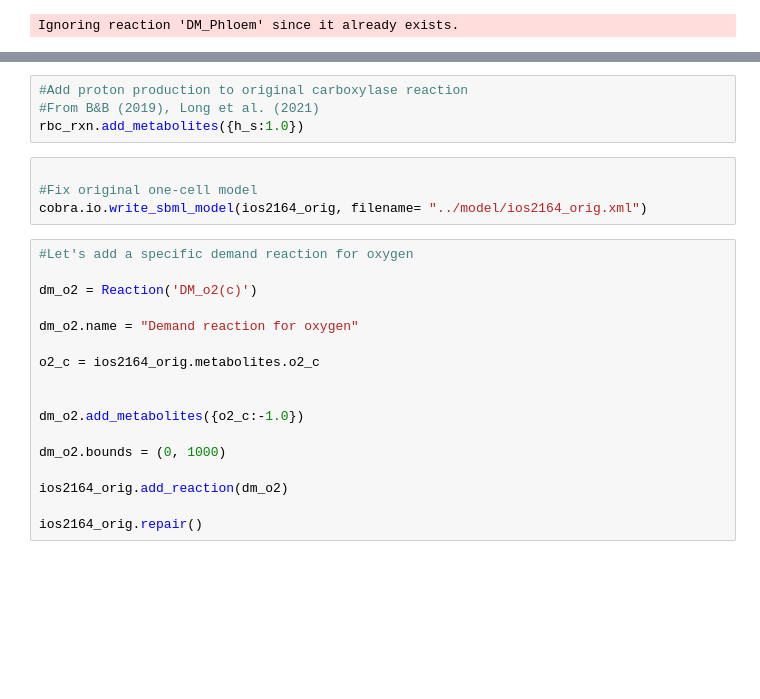
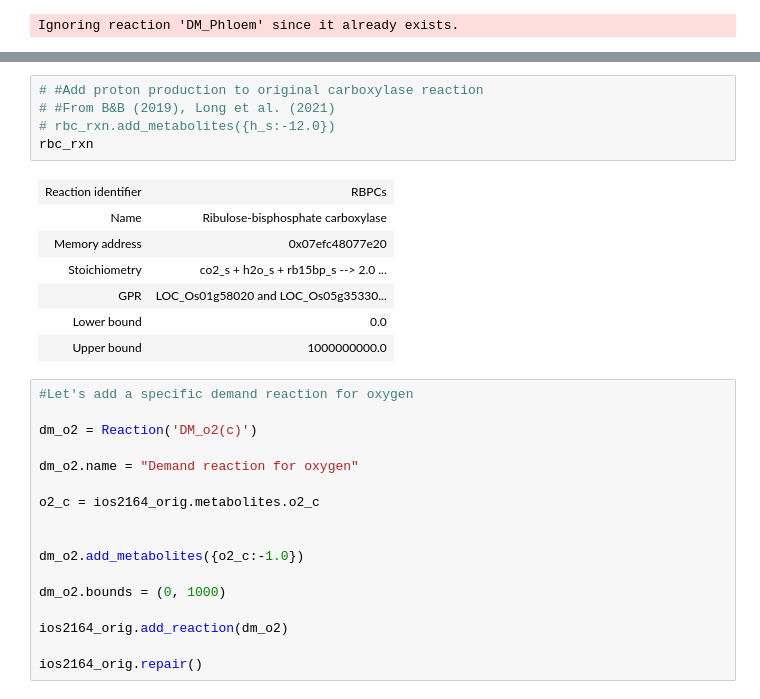
Before and after one commit to rtsantos3/RiceMM, a Jupyter notebook: Scripts/Curation and Generation of 2-cell model from ios2164.ipynb, the cells around one changed output, grey strips where cells are left out. Cells and saved outputs as stored; diff of their text form; blank space fills up the shorter version.

```diff
--- a/Scripts/Curation and Generation of 2-cell model from ios2164.ipynb
+++ b/Scripts/Curation and Generation of 2-cell model from ios2164.ipynb
@@ -200,13 +295,18 @@ Ignoring reaction 'RBPOs' since it already exists.
 | Lower bound | 0.0 |
 | Upper bound | 1000000000.0 |
 # %%
-#Add proton production to original carboxylase reaction
-#From B&B (2019), Long et al. (2021)
-rbc_rxn.add_metabolites({h_s:1.0})
+# #Add proton production to original carboxylase reaction
+# #From B&B (2019), Long et al. (2021)
+# rbc_rxn.add_metabolites({h_s:-12.0})
+rbc_rxn
+# %% [output]
+| Reaction identifier | RBPCs |
+| Name | Ribulose-bisphosphate carboxylase |
+| Memory address | 0x07efc48077e20 |
+| Stoichiometry | co2_s + h2o_s + rb15bp_s --> 2.0 ... |
+| GPR | LOC_Os01g58020 and LOC_Os05g35330... |
+| Lower bound | 0.0 |
+| Upper bound | 1000000000.0 |
-# %%
-
-#Fix original one-cell model
-cobra.io.write_sbml_model(ios2164_orig, filename= "../model/ios2164_orig.xml")
 # %%
 #Let's add a specific demand reaction for oxygen
 
```
Also changed, not shown: parts of 26 cells of this notebook, 20 other files.
